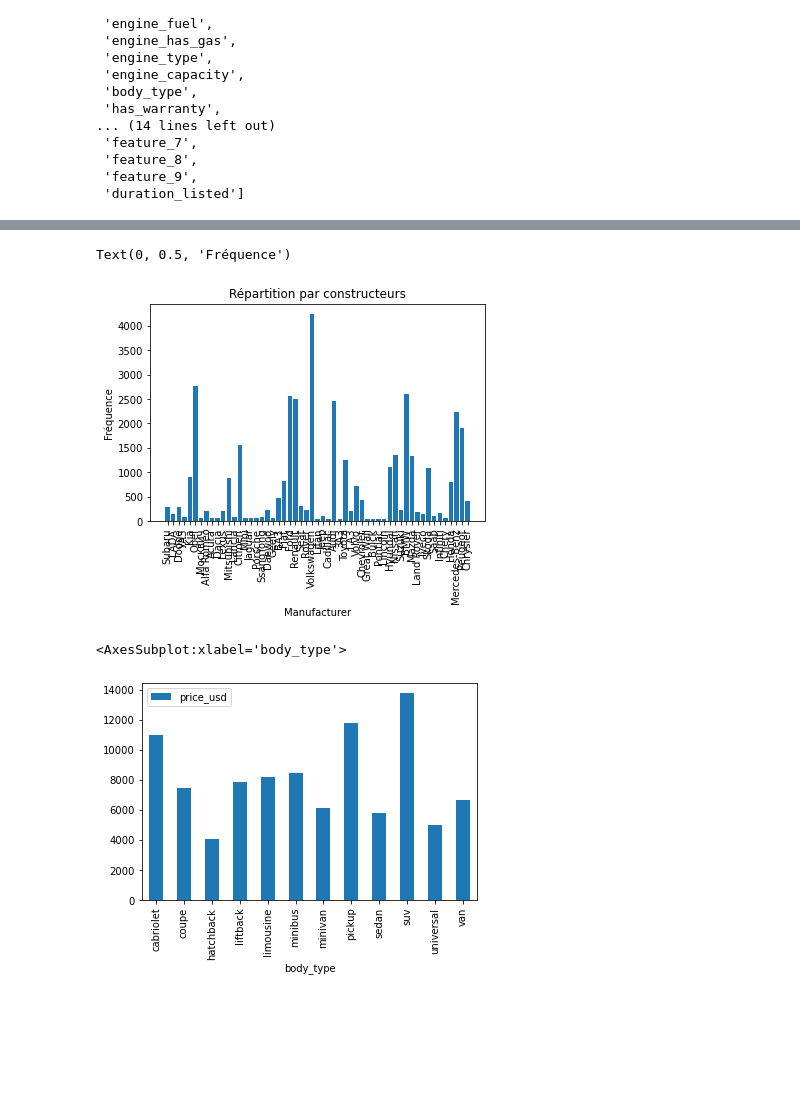
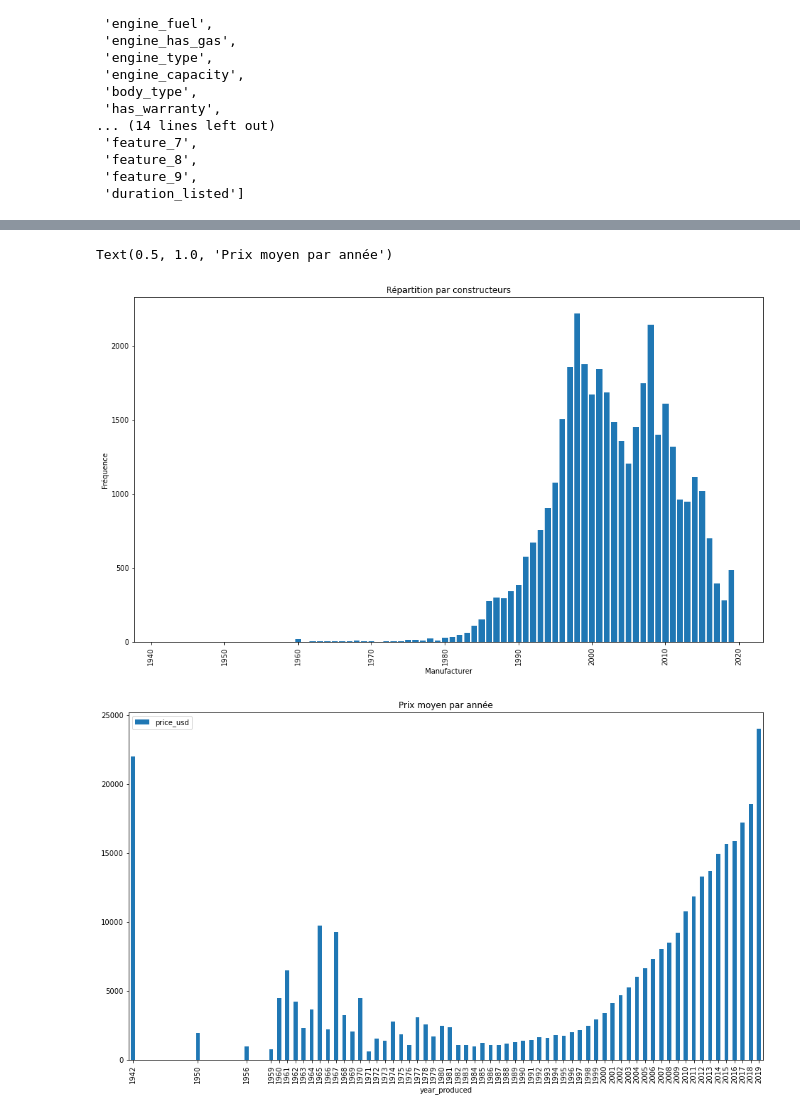
Before and after one commit to kerhogo/ias_cars, a Jupyter notebook: Visualisation.ipynb, the cells around one changed output, grey strips where cells are left out. Drawn from its saved outputs; the diff is of its cells as text; code cells hidden in the pictures; blank space fills up the shorter version.

Commit message:
update visualisation

```diff
--- a/Visualisation.ipynb
+++ b/Visualisation.ipynb
@@ -60,17 +135,17 @@ Text(0.5, 1.0, 'Répartition des types de corps')
 # %%
-col = cars.manufacturer_name
+col = cars.year_produced
 c = Counter(col)
+plt.figure(figsize=(16,9))
 plt.bar(c.keys(), c.values())
 plt.xticks(rotation='vertical')
 plt.title('Répartition par constructeurs')
 plt.xlabel('Manufacturer')
 plt.ylabel('Fréquence')
+
+df = pd.DataFrame(cars.groupby(['year_produced'])['price_usd'].mean())
+df.plot.bar(figsize=(16,9))
+plt.title('Prix moyen par année')
 # %% [output]
-Text(0, 0.5, 'Fréquence')
+Text(0.5, 1.0, 'Prix moyen par année')
-[figure, old version]
+[figure, new version]
+[figure, added]
-# %%
-df = pd.DataFrame(cars.groupby(['body_type'])['price_usd'].mean())
-df.plot.bar()
-# %% [output]
-<AxesSubplot:xlabel='body_type'>
-[figure, removed]
```
Also changed, not shown: parts of 7 cells of this notebook.
